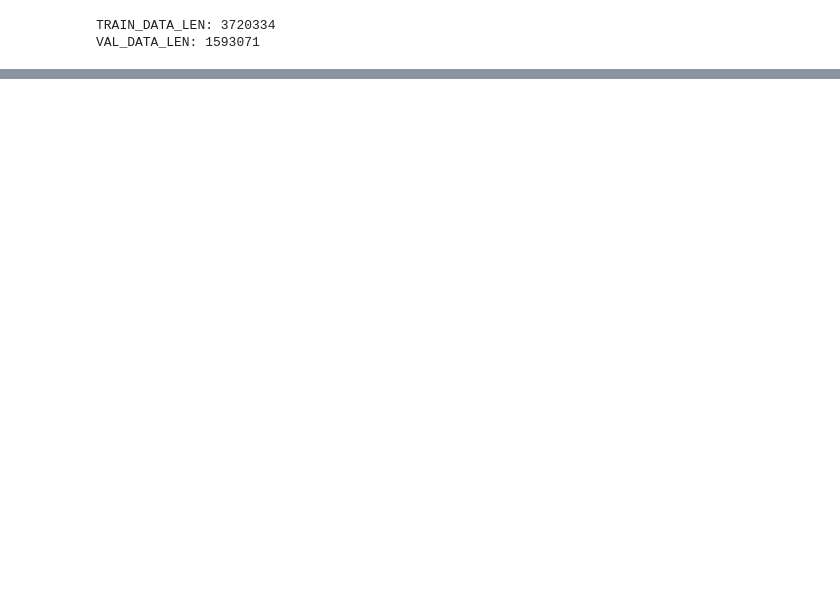
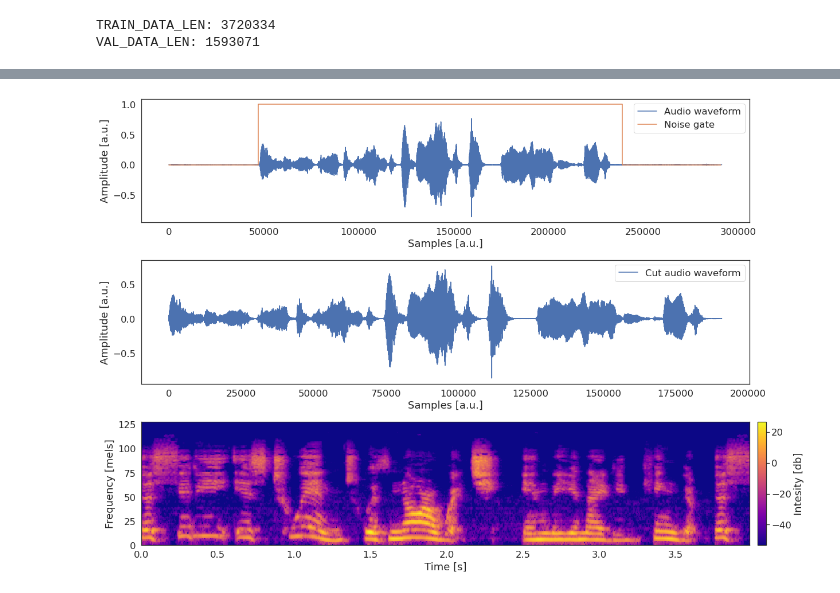
Before and after one commit to Stsh4lson/speech-to-age-gender, a Jupyter notebook: saving_to_spectrograms.ipynb, the cells around one changed output, grey strips where cells are left out. Cells and saved outputs as stored; diff of their text form; code cells hidden in the pictures; blank space fills up the shorter version.

```diff
--- a/saving_to_spectrograms.ipynb
+++ b/saving_to_spectrograms.ipynb
@@ -54,0 +128,30 @@ recovered_Zxx.shape
+# %%
+from mpl_toolkits.axes_grid1 import Divider, Size
+fig, ax = plt.subplots(figsize=(20, 12), nrows=3)
+ax[0].plot(audio, label='Audio waveform')
+ax[0].plot(treshold_x, treshold_plot, drawstyle='steps', label='Noise gate')
+ax[0].set(xlabel='Samples [a.u.]', ylabel='Amplitude [a.u.]')
+ax[0].legend()
+
+ax[1].plot(cut_audio, label='Cut audio waveform')
+ax[1].set(xlabel='Samples [a.u.]', ylabel='Amplitude [a.u.]')
+ax[1].legend()
+
+im = ax[2].imshow(dl.pad_spec(spec), aspect='auto', interpolation='nearest', cmap='plasma', extent=[0,spec.shape[1]*(dl.frame_step/48000),128,0])
+
+ax[2].set(xlabel='Time [s]', ylabel='Frequency [mels]')
+plt.gca().invert_yaxis()
+plt.tight_layout()
+
+fig.subplots_adjust(right=0.8)
+cbar_ax = fig.add_axes([
+    ax[2].get_position().get_points()[1, 0]+0.01,
+    ax[2].get_position().get_points()[0, 1],
+    0.01,
+    ax[2].get_position().get_points()[1, 1]-ax[2].get_position().get_points()[0, 1]])
+cbar = fig.colorbar(im, cax=cbar_ax, ax=ax[2])
+cbar.set_label('Intesity [db]')
+plt.savefig(os.path.join('figures', 'noise_cut_out.png'), bbox_inches = 'tight')
+plt.show()
+# %% [output]
+[figure, added]
```
Also changed, not shown: parts of 23 cells of this notebook, 7 other files.
